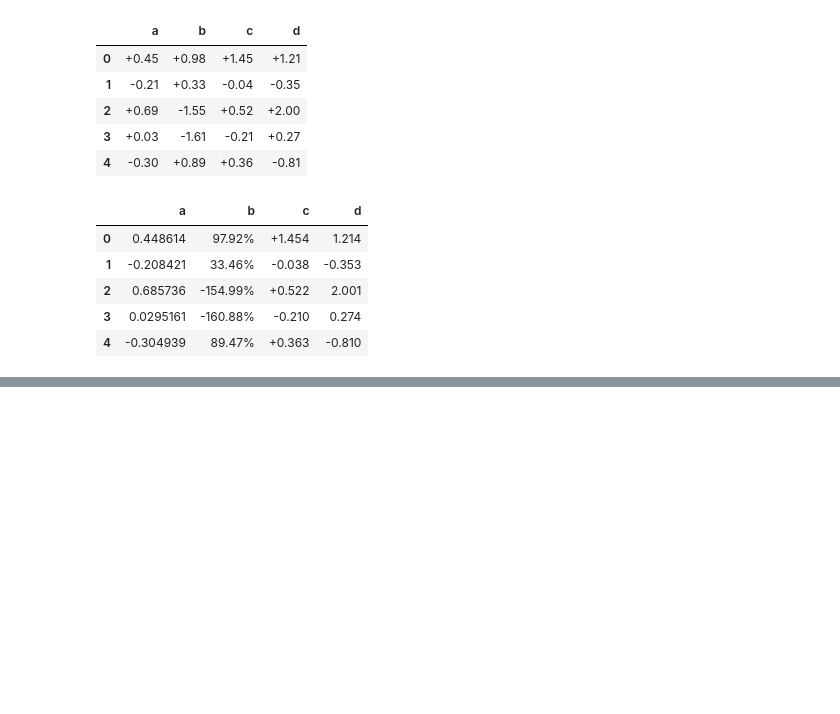
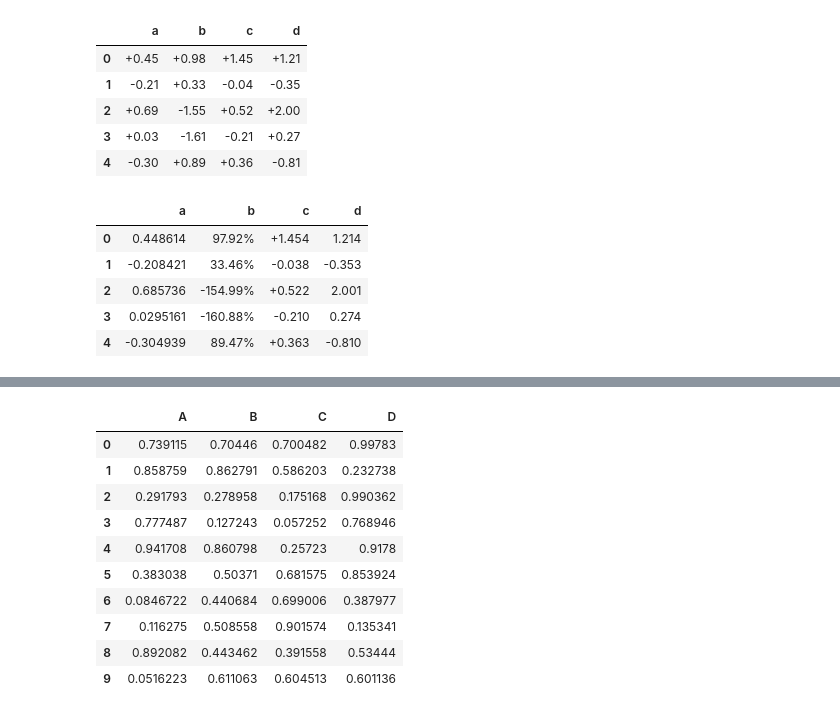
Before and after one commit to tsangyu98/matplotlib_study, a Jupyter notebook: matplotlib_part3.ipynb, the cells around one changed output, grey strips where cells are left out. Cells and saved outputs as stored; diff of their text form; code cells hidden in the pictures; blank space fills up the shorter version.

```diff
--- a/matplotlib_part3.ipynb
+++ b/matplotlib_part3.ipynb
@@ -204,0 +224,20 @@ df.head().style.format({'b':"{:.2%}", 'c':"{:+.3f}", 'd':"{:.3f}"})
+# %%
+# 色彩映射
+df = pd.DataFrame(np.random.rand(10, 4), columns=list('ABCD'))
+df.style.background_gradient()
+# cmap:颜色
+# axis
+# low
+# high
+# %% [output]
+|  | A | B | C | D |
+| 0 | 0.739115 | 0.70446 | 0.700482 | 0.99783 |
+| 1 | 0.858759 | 0.862791 | 0.586203 | 0.232738 |
+| 2 | 0.291793 | 0.278958 | 0.175168 | 0.990362 |
+| 3 | 0.777487 | 0.127243 | 0.057252 | 0.768946 |
+| 4 | 0.941708 | 0.860798 | 0.25723 | 0.9178 |
+| 5 | 0.383038 | 0.50371 | 0.681575 | 0.853924 |
+| 6 | 0.0846722 | 0.440684 | 0.699006 | 0.387977 |
+| 7 | 0.116275 | 0.508558 | 0.901574 | 0.135341 |
+| 8 | 0.892082 | 0.443462 | 0.391558 | 0.53444 |
+| 9 | 0.0516223 | 0.611063 | 0.604513 | 0.601136 |
```
Also changed, not shown: parts of 4 cells of this notebook.
